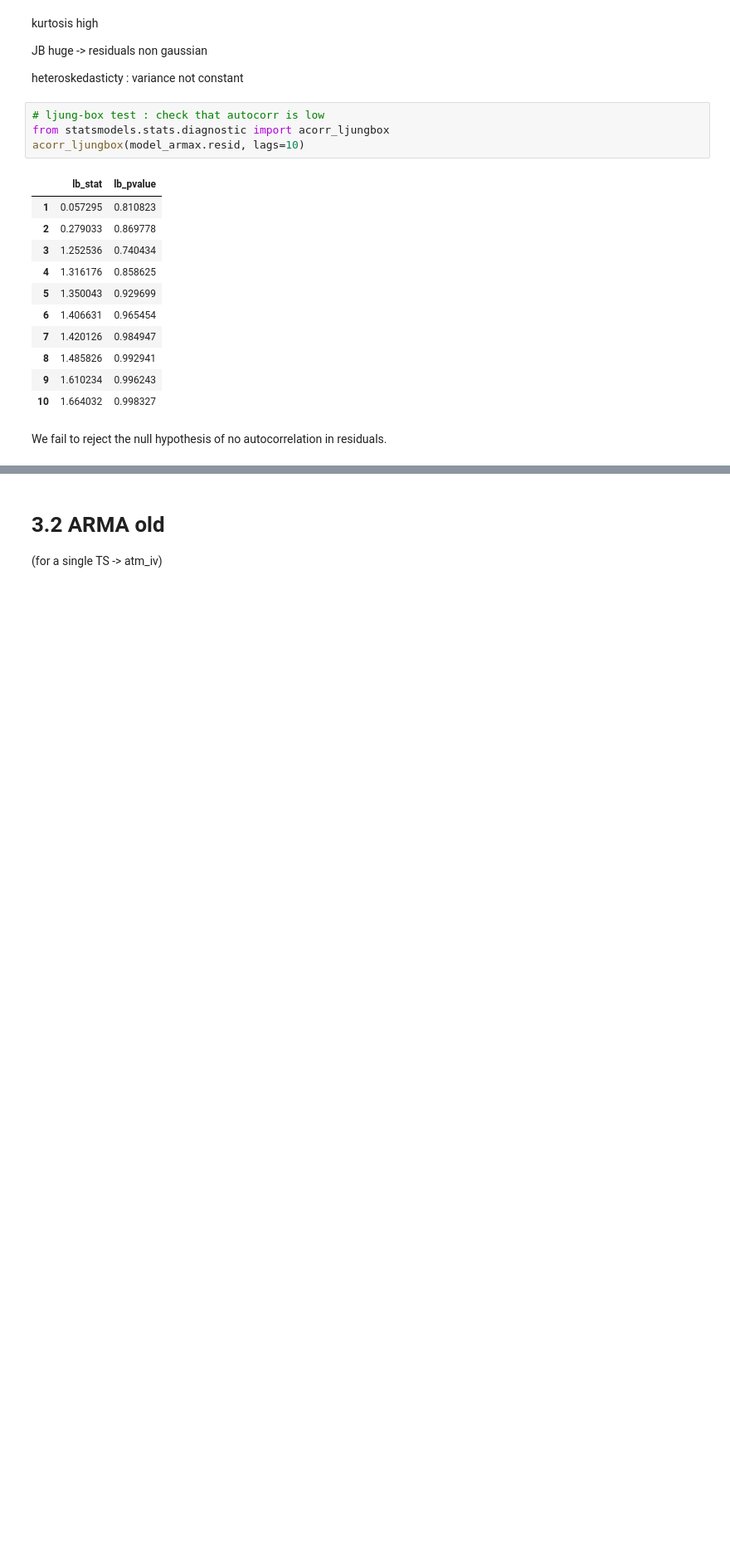
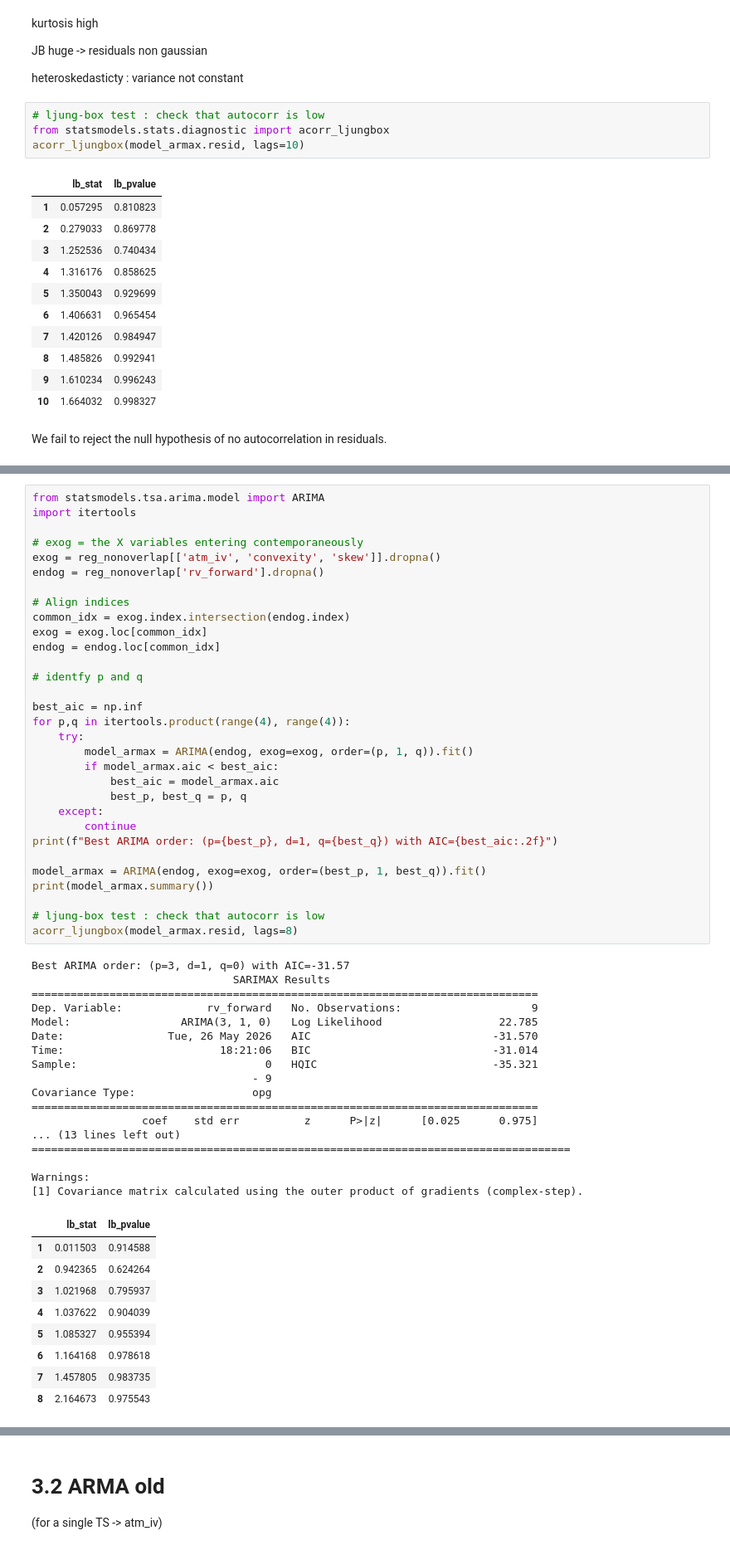
Before and after one commit to GabrielDelhay/Econometrics-project, a Jupyter notebook: Econometrics_Models.ipynb, the cells around one changed output, grey strips where cells are left out. Shown at 83% size. Drawn from its saved outputs; the diff is of its cells as text; blank space fills up the shorter version.

```diff
--- a/Econometrics_Models.ipynb
+++ b/Econometrics_Models.ipynb
@@ -618,0 +802,58 @@ We fail to reject the null hypothesis of no autocorrelation in residuals.
+# %%
+from statsmodels.tsa.arima.model import ARIMA
+import itertools
+
+# exog = the X variables entering contemporaneously
+exog = reg_nonoverlap[['atm_iv', 'convexity', 'skew']].dropna()
+endog = reg_nonoverlap['rv_forward'].dropna()
+
+# Align indices
+common_idx = exog.index.intersection(endog.index)
+exog = exog.loc[common_idx]
+endog = endog.loc[common_idx]
+
+# identfy p and q
+
+best_aic = np.inf
+for p,q in itertools.product(range(4), range(4)):
+    try:
+        model_armax = ARIMA(endog, exog=exog, order=(p, 1, q)).fit()
+        if model_armax.aic < best_aic:
+            best_aic = model_armax.aic
+            best_p, best_q = p, q
+    except:
+        continue
+print(f"Best ARIMA order: (p={best_p}, d=1, q={best_q}) with AIC={best_aic:.2f}")
+
+model_armax = ARIMA(endog, exog=exog, order=(best_p, 1, best_q)).fit()
+print(model_armax.summary())
+
+# ljung-box test : check that autocorr is low
+acorr_ljungbox(model_armax.resid, lags=8)
+# %% [output]
+Best ARIMA order: (p=3, d=1, q=0) with AIC=-31.57
+                               SARIMAX Results
+==============================================================================
+Dep. Variable:             rv_forward   No. Observations:                    9
+Model:                 ARIMA(3, 1, 0)   Log Likelihood                  22.785
+Date:                Tue, 26 May 2026   AIC                            -31.570
+Time:                        18:21:06   BIC                            -31.014
+Sample:                             0   HQIC                           -35.321
+                                  - 9
+Covariance Type:                  opg
+==============================================================================
+                 coef    std err          z      P>|z|      [0.025      0.975]
+... (13 lines left out)
+===================================================================================
+
+Warnings:
+[1] Covariance matrix calculated using the outer product of gradients (complex-step).
+|  | lb_stat | lb_pvalue |
+| 1 | 0.011503 | 0.914588 |
+| 2 | 0.942365 | 0.624264 |
+| 3 | 1.021968 | 0.795937 |
+| 4 | 1.037622 | 0.904039 |
+| 5 | 1.085327 | 0.955394 |
+| 6 | 1.164168 | 0.978618 |
+| 7 | 1.457805 | 0.983735 |
+| 8 | 2.164673 | 0.975543 |
```
Also changed, not shown: parts of 20 cells of this notebook.
